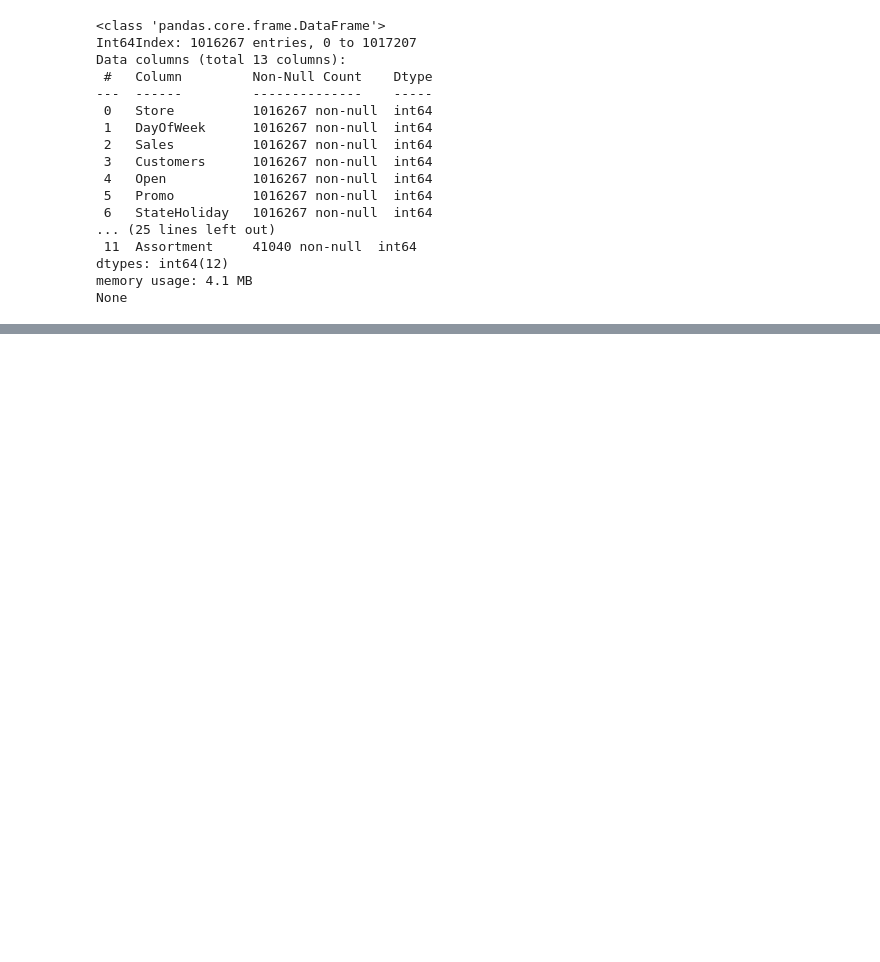
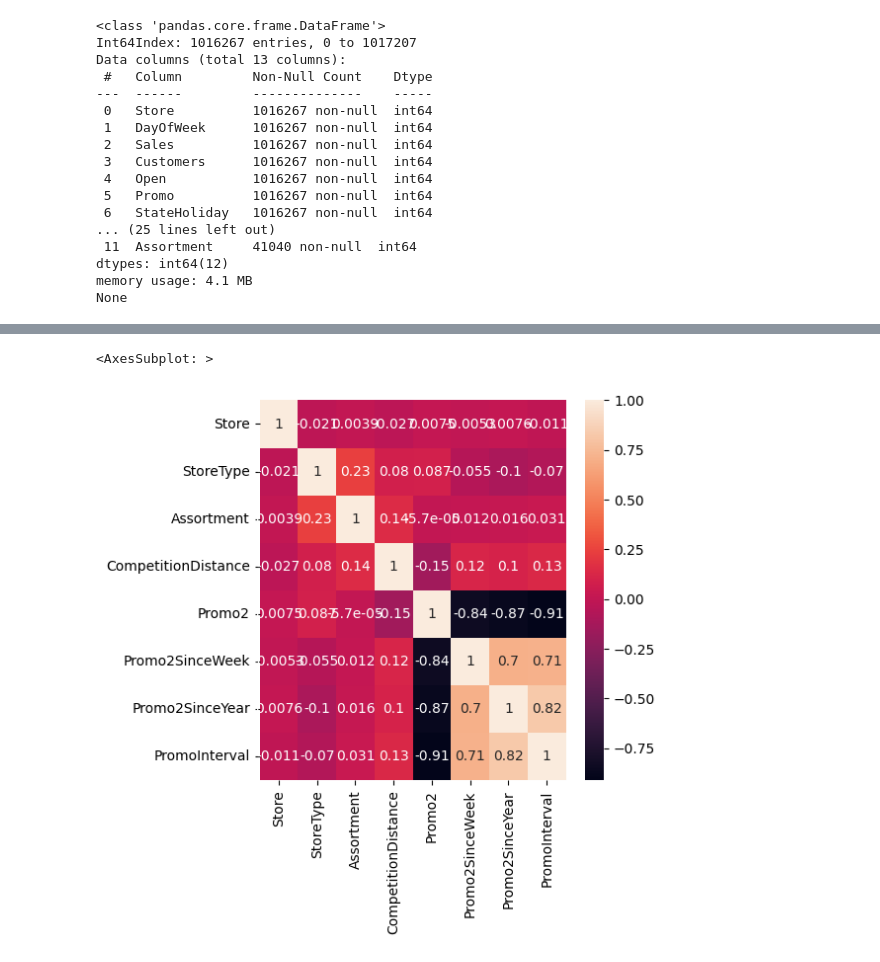
Before and after one commit to liamwan/rss-forecasts, a Jupyter notebook: rossmann-store-sales-nico.ipynb, the cells around one changed output, grey strips where cells are left out. Cells and saved outputs as stored; diff of their text form; code cells hidden in the pictures; blank space fills up the shorter version.

```diff
--- a/rossmann-store-sales-nico.ipynb
+++ b/rossmann-store-sales-nico.ipynb
@@ -211,0 +230,6 @@ None
+# %%
+plt.figure(figsize=(5,5))
+sns.heatmap(store.corr(),annot=True)
+# %% [output]
+<AxesSubplot: >
+[figure, added]
```
Also changed, not shown: parts of 10 cells of this notebook.
